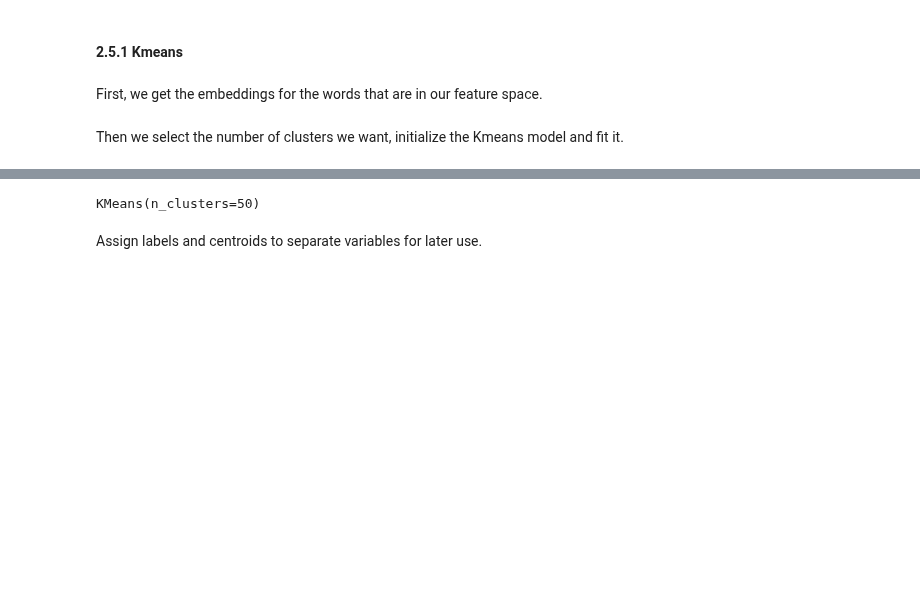
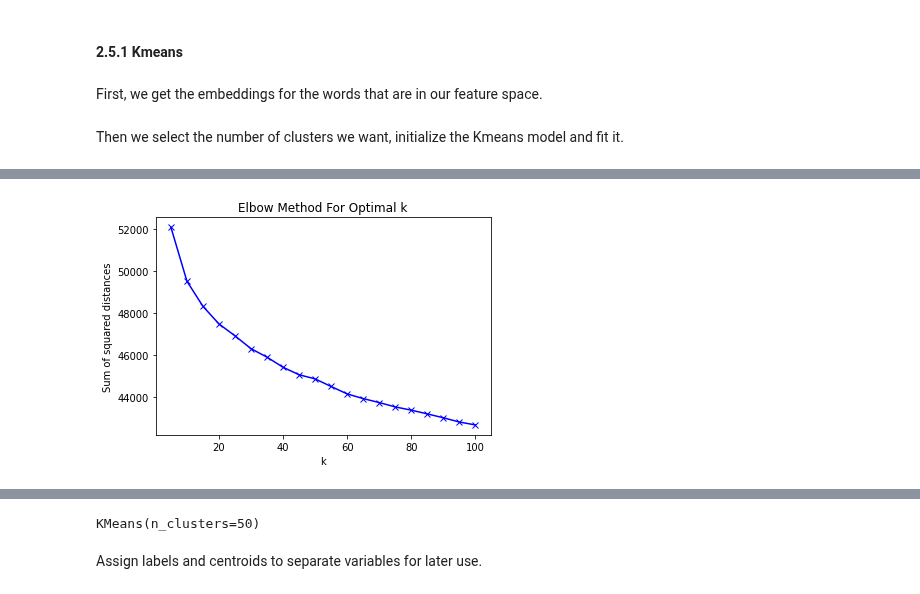
Before and after one commit to maybemkl/wmdecompose, a Jupyter notebook: notebooks/IMDB_example.ipynb, the cells around one changed output, grey strips where cells are left out. Saved outputs shown, nothing was run; the diff lists cells and outputs as text; code cells hidden in the pictures; blank space fills up the shorter version.

```diff
--- a/notebooks/IMDB_example.ipynb
+++ b/notebooks/IMDB_example.ipynb
@@ -265,0 +235,5 @@ plt.show()
+# %%
+%%time
+
+sum_of_squared_distances = []
+K = range(5,105, 5)
@@ -265,0 +243,2 @@ plt.show()
+# %%
+wvec_ssd, wvec_silhouette = kmeans_search(X, K)
@@ -265,0 +266,4 @@ plt.show()
+# %%
+plot_kmeans(K,wvec_ssd,"elbow")
+# %% [output]
+[figure, added]
```
Also changed, not shown: parts of 40 cells of this notebook.
